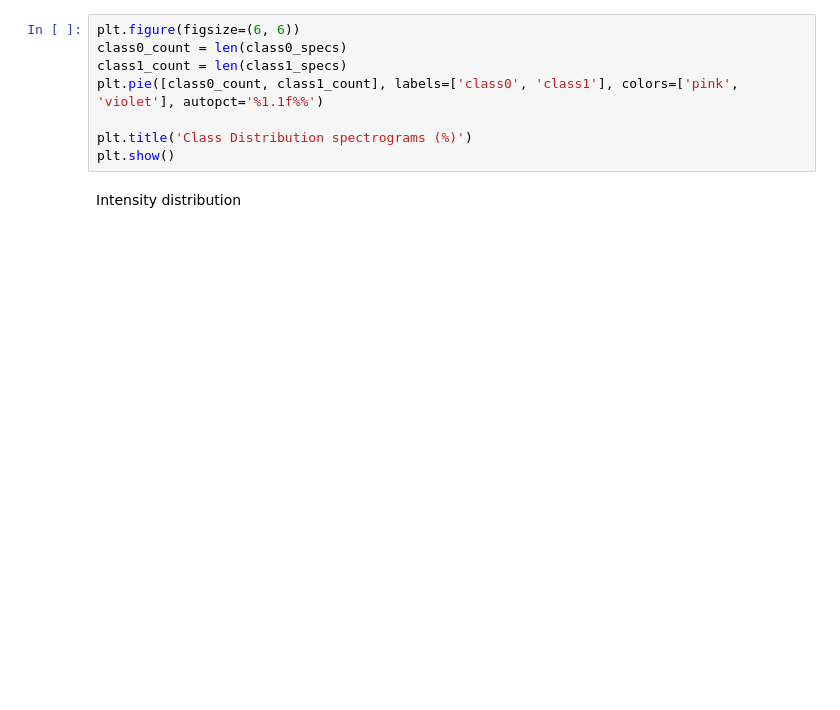
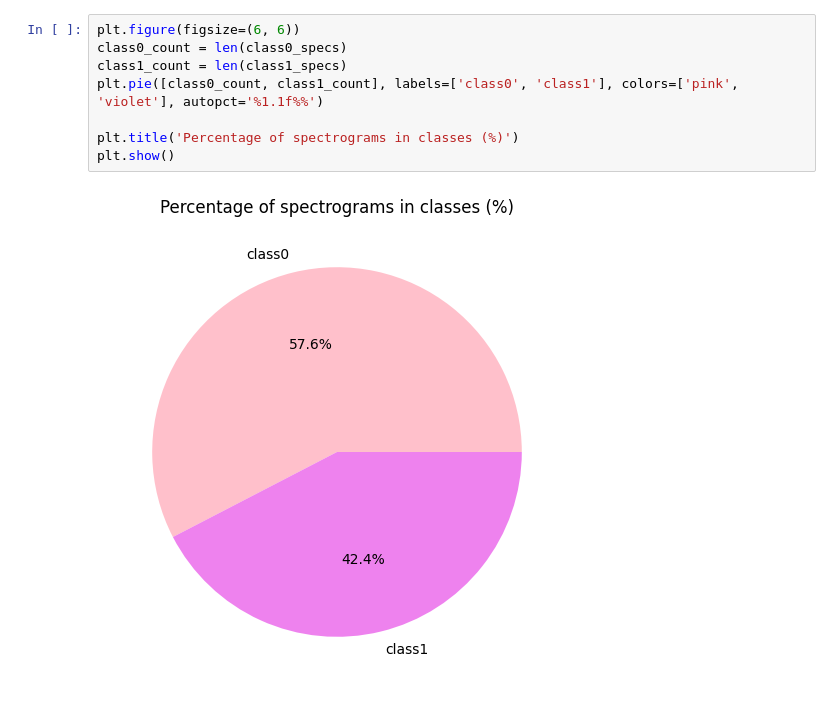
Before and after one commit to rybaks72/IML_Voice_Recognition, a Jupyter notebook: exploratory_data_analysis/spectograms_analysis.ipynb, the cells around one changed output. Drawn from its saved outputs; the diff is of its cells as text; blank space fills up the shorter version.

```diff
--- a/exploratory_data_analysis/spectograms_analysis.ipynb
+++ b/exploratory_data_analysis/spectograms_analysis.ipynb
@@ -42,11 +44,11 @@ Pie chart for class distribution
 # %%
 plt.figure(figsize=(6, 6))
 class0_count = len(class0_specs)
 class1_count = len(class1_specs)
 plt.pie([class0_count, class1_count], labels=['class0', 'class1'], colors=['pink', 'violet'], autopct='%1.1f%%')
 
-plt.title('Class Distribution spectrograms (%)')
+plt.title('Percentage of spectrograms in classes (%)')
 plt.show()
+# %% [output]
+[figure, added]
-# %% [markdown]
-Intensity distribution
 # %%
```
Also changed, not shown: parts of 25 cells of this notebook, 1 other file.
